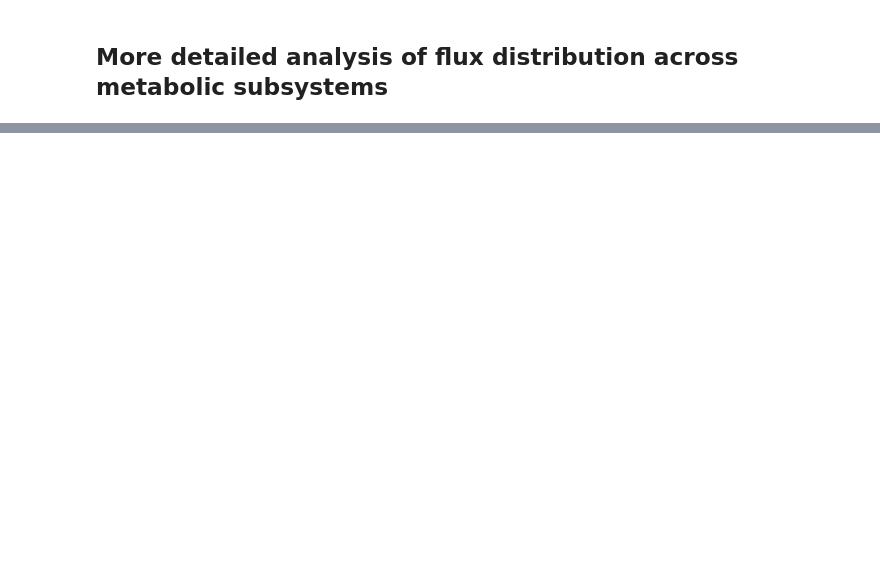
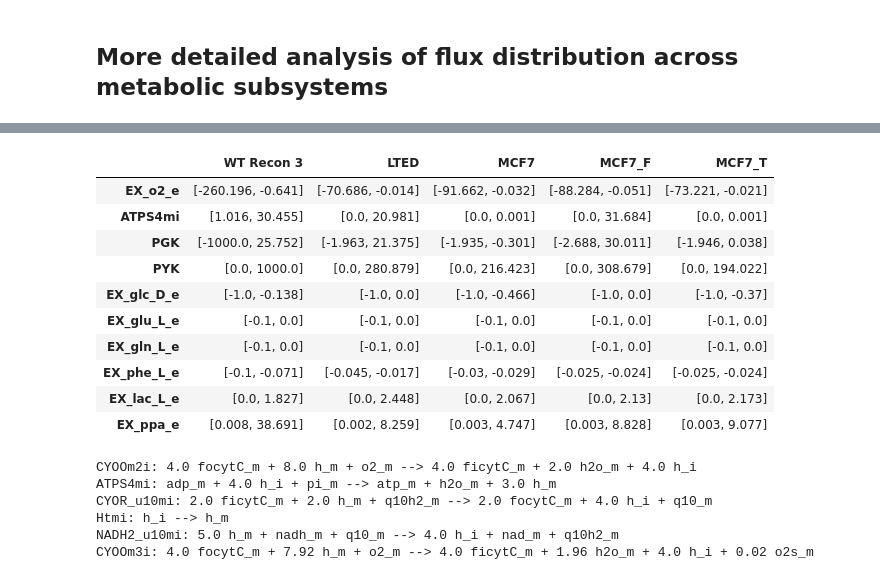
Before and after one commit to ThierryMondeel/Systems_Biology_FBA_tutorial, a Jupyter notebook: FBA_tutorials/6_Cancer_cell_line_models.ipynb, the cells around one changed output, grey strips where cells are left out. Cells and saved outputs as stored; diff of their text form; code cells hidden in the pictures; blank space fills up the shorter version.

```diff
--- a/FBA_tutorials/6_Cancer_cell_line_models.ipynb
+++ b/FBA_tutorials/6_Cancer_cell_line_models.ipynb
@@ -60,0 +75,8 @@ for model in [LTED, MCF7, MCF7_F, MCF7_T]:
+# %%
+essential_geneless_reactions = ['DSAT','G5SADs']
+
+print(WT_r3.optimize().f)
+for r in essential_geneless_reactions:
+    with WT_r3 as m:
+        m.reactions.get_by_id(r).bounds = (0,0)
+        print(m.optimize().f)
@@ -61,12 +107,12 @@ for model in [LTED, MCF7, MCF7_F, MCF7_T]:
 # %% [markdown]
 ## Analyzing respiration vs. fermentation behavior
 # %%
-model = LTED.copy()
+for model in [WT_r3, LTED, MCF7, MCF7_F, MCF7_T]:
+    fbasol = model.optimize()
+    print('FBA Oxygen/glucose ratio:', fbasol.fluxes['EX_o2_e']/fbasol.fluxes['EX_glc_D_e'])
 
-fbasol = model.optimize()
-print('Oxygen/glucose ratio:', fbasol.fluxes['EX_o2_e']/fbasol.fluxes['EX_glc_D_e'])
+    pfbasol = pfba(model)
+    print('PFBA Oxygen/glucose ratio:', pfbasol.fluxes['EX_o2_e']/pfbasol.fluxes['EX_glc_D_e'])
 
-pfbasol = pfba(model)
-print('Oxygen/glucose ratio:', pfbasol.fluxes['EX_o2_e']/pfbasol.fluxes['EX_glc_D_e'])
-model.summary(pfbasol)
+    print()
 # %% [output]
@@ -98,0 +151,46 @@ b.display_in_notebook()
+# %%
+interesting_rxns = ['EX_o2_e',
+                    'ATPS4mi','PGK','PYK', # ATP production
+                    'EX_glc_D_e','EX_glu_L_e','EX_gln_L_e','EX_phe_L_e', # carbon sources
+                    'EX_lac_L_e','EX_ppa_e', # carbon exits
+                   ]
+
+df = pd.DataFrame()
+d = {}
+
+modelnames = ['WT Recon 3','LTED','MCF7','MCF7_F','MCF7_T']
+for i,model in enumerate([WT_r3, LTED, MCF7, MCF7_F, MCF7_T]):
+
+    model.reactions.EX_lac_D_e.upper_bound = 0 # keep one lactate exit
+
+    fvasol = cobra.flux_analysis.flux_variability_analysis(model,reaction_list=interesting_rxns,
+                                                           fraction_of_optimum=1)
+
+    parsed_res = {r:[round(fvasol.loc[r]['minimum'],3),round(fvasol.loc[r]['maximum'],3)] for r in fvasol.index }
+    d[modelnames[i]] = parsed_res
+
+df = pd.DataFrame(d,index=interesting_rxns,columns=modelnames)
+df.to_csv('FVA_comparison_cell_lines_vs_WT.csv',sep='\t')
+df
+# %% [output]
+|  | WT Recon 3 | LTED | MCF7 | MCF7_F | MCF7_T |
+| EX_o2_e | [-260.196, -0.641] | [-70.686, -0.014] | [-91.662, -0.032] | [-88.284, -0.051] | [-73.221, -0.021] |
+| ATPS4mi | [1.016, 30.455] | [0.0, 20.981] | [0.0, 0.001] | [0.0, 31.684] | [0.0, 0.001] |
+| PGK | [-1000.0, 25.752] | [-1.963, 21.375] | [-1.935, -0.301] | [-2.688, 30.011] | [-1.946, 0.038] |
+| PYK | [0.0, 1000.0] | [0.0, 280.879] | [0.0, 216.423] | [0.0, 308.679] | [0.0, 194.022] |
+| EX_glc_D_e | [-1.0, -0.138] | [-1.0, 0.0] | [-1.0, -0.466] | [-1.0, 0.0] | [-1.0, -0.37] |
+| EX_glu_L_e | [-0.1, 0.0] | [-0.1, 0.0] | [-0.1, 0.0] | [-0.1, 0.0] | [-0.1, 0.0] |
+| EX_gln_L_e | [-0.1, 0.0] | [-0.1, 0.0] | [-0.1, 0.0] | [-0.1, 0.0] | [-0.1, 0.0] |
+| EX_phe_L_e | [-0.1, -0.071] | [-0.045, -0.017] | [-0.03, -0.029] | [-0.025, -0.024] | [-0.025, -0.024] |
+| EX_lac_L_e | [0.0, 1.827] | [0.0, 2.448] | [0.0, 2.067] | [0.0, 2.13] | [0.0, 2.173] |
+| EX_ppa_e | [0.008, 38.691] | [0.002, 8.259] | [0.003, 4.747] | [0.003, 8.828] | [0.003, 9.077] |
+# %%
+for r in WT_r3.metabolites.h_i.reactions:
+    print(r)
+# %% [output]
+CYOOm2i: 4.0 focytC_m + 8.0 h_m + o2_m --> 4.0 ficytC_m + 2.0 h2o_m + 4.0 h_i
+ATPS4mi: adp_m + 4.0 h_i + pi_m --> atp_m + h2o_m + 3.0 h_m
+CYOR_u10mi: 2.0 ficytC_m + 2.0 h_m + q10h2_m --> 2.0 focytC_m + 4.0 h_i + q10_m
+Htmi: h_i --> h_m
+NADH2_u10mi: 5.0 h_m + nadh_m + q10_m --> 4.0 h_i + nad_m + q10h2_m
+CYOOm3i: 4.0 focytC_m + 7.92 h_m + o2_m --> 4.0 ficytC_m + 1.96 h2o_m + 4.0 h_i + 0.02 o2s_m
```
Also changed, not shown: parts of 11 cells of this notebook, 2 other files.
